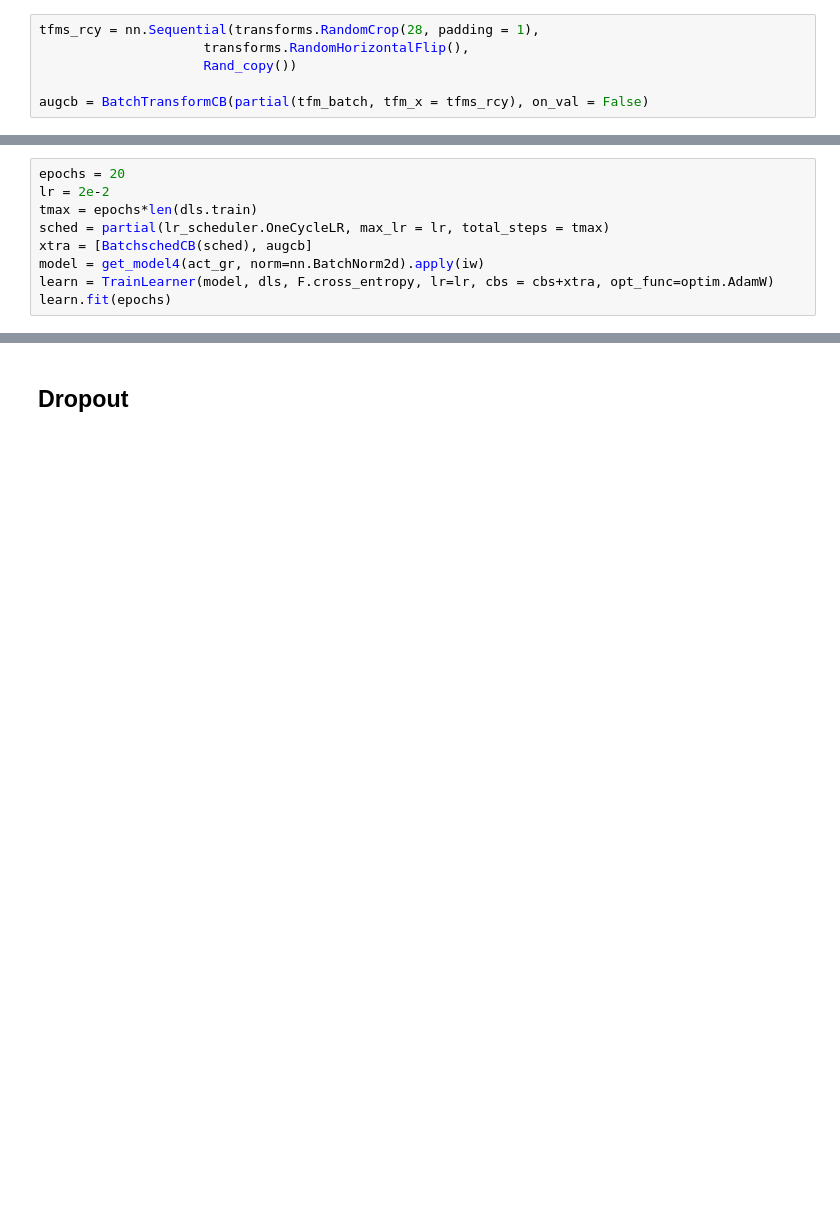
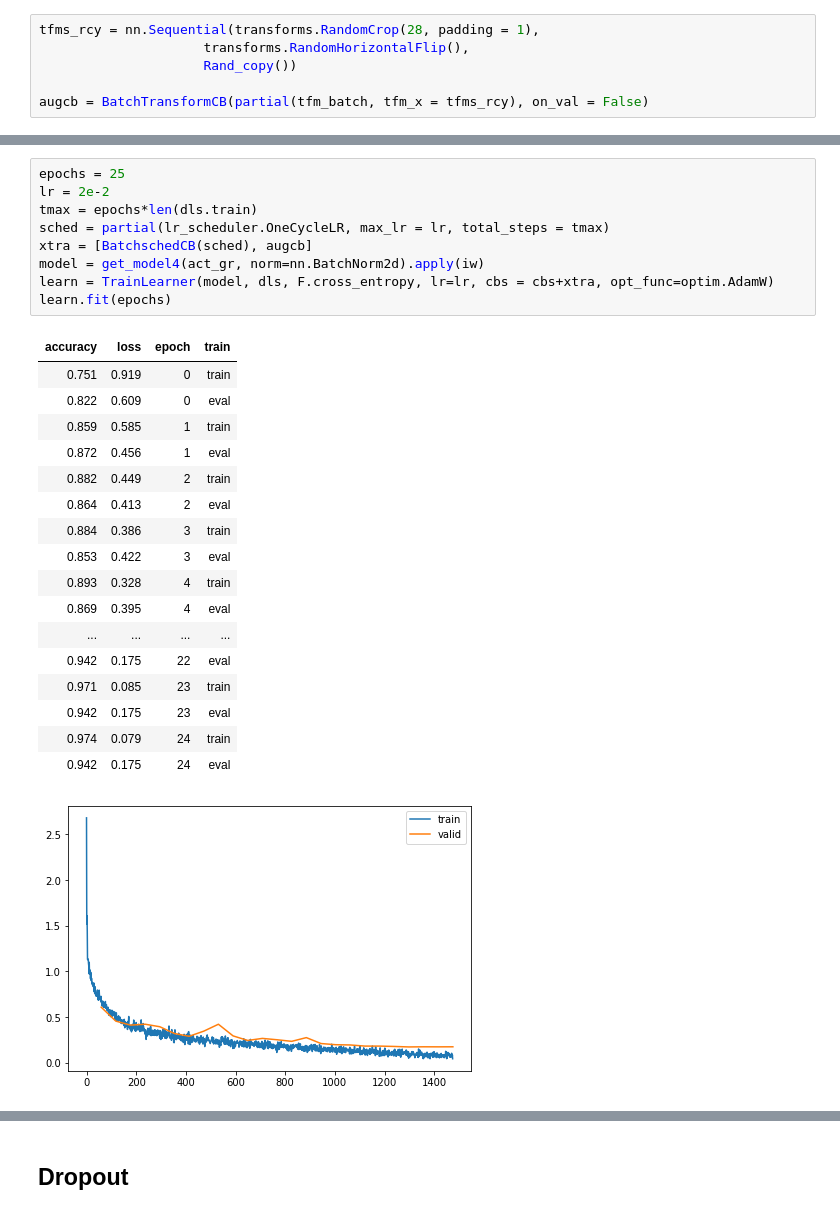
Before and after one commit to mtm-007/Deep-Learing-from-the-foundation-and-GEN_AI, a Jupyter notebook: augumentation.ipynb, the cells around one changed output, grey strips where cells are left out. Drawn from its saved outputs; the diff is of its cells as text; blank space fills up the shorter version.

```diff
--- a/augumentation.ipynb
+++ b/augumentation.ipynb
@@ -635,12 +622,31 @@ show_images(xb[:16],imsize=1.5)
 # %%
-epochs = 20
+epochs = 25
 lr = 2e-2
 tmax = epochs*len(dls.train)
 sched = partial(lr_scheduler.OneCycleLR, max_lr = lr, total_steps = tmax)
 xtra = [BatchschedCB(sched), augcb]
 model = get_model4(act_gr, norm=nn.BatchNorm2d).apply(iw)
 learn = TrainLearner(model, dls, F.cross_entropy, lr=lr, cbs = cbs+xtra, opt_func=optim.AdamW)
 learn.fit(epochs)
+# %% [output]
+| accuracy | loss | epoch | train |
+| 0.751 | 0.919 | 0 | train |
+| 0.822 | 0.609 | 0 | eval |
+| 0.859 | 0.585 | 1 | train |
+| 0.872 | 0.456 | 1 | eval |
+| 0.882 | 0.449 | 2 | train |
+| 0.864 | 0.413 | 2 | eval |
+| 0.884 | 0.386 | 3 | train |
+| 0.853 | 0.422 | 3 | eval |
+| 0.893 | 0.328 | 4 | train |
+| 0.869 | 0.395 | 4 | eval |
+| ... | ... | ... | ... |
+| 0.942 | 0.175 | 22 | eval |
+| 0.971 | 0.085 | 23 | train |
+| 0.942 | 0.175 | 23 | eval |
+| 0.974 | 0.079 | 24 | train |
+| 0.942 | 0.175 | 24 | eval |
+[figure, added]
 # %%
 cp4 = CapturePreds()
 learn.fit(1,train=False,cbs=cp4)
```
Also changed, not shown: parts of 35 cells of this notebook.
